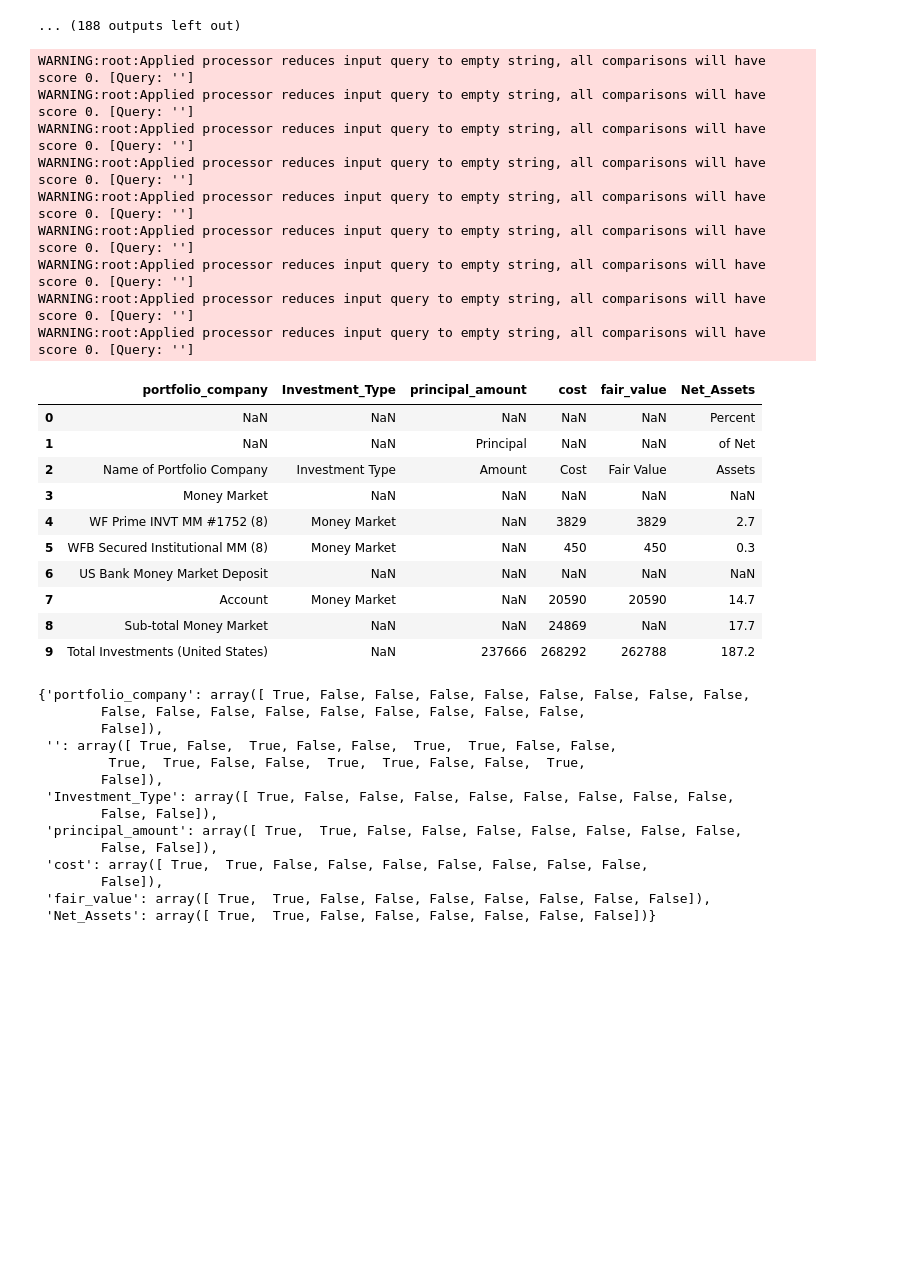
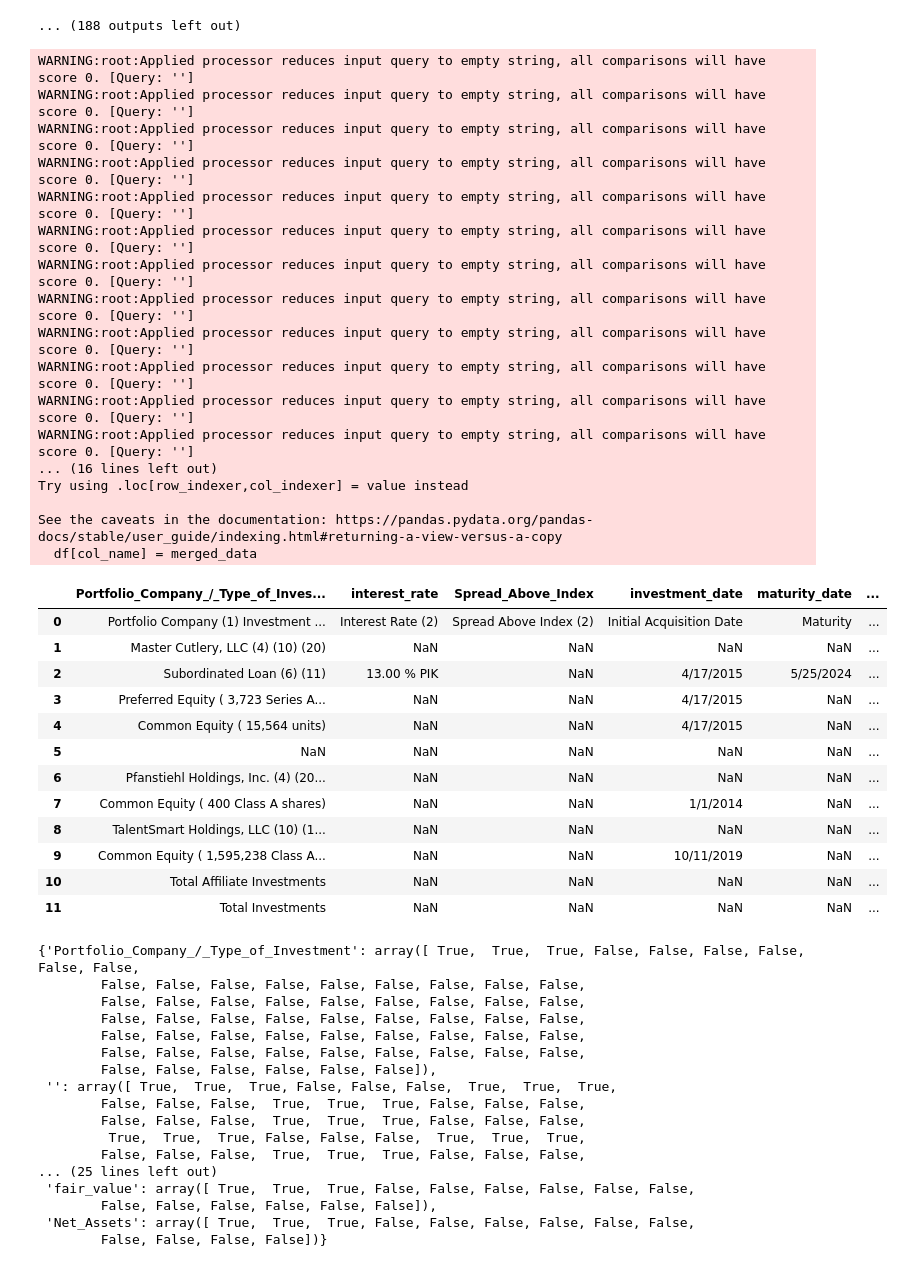
Before and after one commit to Coffee-Code-Philly-Accelerator/sec_filings, a Jupyter notebook: 1487918/debugging.ipynb, the cells around one changed output. Cells and saved outputs as stored; diff of their text form; code cells hidden in the pictures; blank space fills up the shorter version.

```diff
--- a/1487918/debugging.ipynb
+++ b/1487918/debugging.ipynb
@@ -223,7 +223,7 @@ def extract_subheaders(
 def remove_row_duplicates(row:pd.Series)->pd.Series:
     out = []
     for v in row:
-        if v in out:
+        if v in out and not v.replace('$','').isnumeric():
             out.append(np.nan)
         else:
             out.append(v)
@@ -236,7 +236,7 @@ def _clean(
     merged_pair_idxs:dict={},
 )->pd.DataFrame:
     df = pd.read_csv(file_path,index_col=0,na_values=[' ', ''])
-    df.replace(['\\$','\u200b',None, r'^\s*$','%'],np.nan,regex=True,inplace=True) #':','$','%'
+    df.replace(['\\$','\u200b',None, r'^\s*$',r'^\s*%'],np.nan,regex=True,inplace=True) #':','$','%'
     df.dropna(axis=0,how='all',inplace=True)
 
     df = df[~df.apply(lambda row:row.astype(str).str.contains(except_rows,case=False, na=False).any(),axis=1)]
@@ -368,7 +368,7 @@ WARNING:root:Applied processor reduces input query to empty string, all comparis
 '2012-12-31\\Schedule_of_Investments_2.csv'
 ... (188 outputs left out)
 # %%
-file_path = r'2013-12-31\\Schedule_of_Investments_3.csv'
+file_path = r'C:\Users\pysol\Desktop\projects\sec_filings\1487918\2024-03-31\Schedule_of_Investments_8.csv'
 
 def standard_field_names()->tuple:
     return (
@@ -402,7 +402,7 @@ def _clean(
     merged_pair_idxs:dict={},
 )->pd.DataFrame:
     df = pd.read_csv(file_path,index_col=0,na_values=[' ', ''])
-    df.replace(['\\$','\u200b',None, r'^\s*$','%'],np.nan,regex=True,inplace=True) #':','$','%'
+    df.replace(['\u200b',None, r'^\s*$',r'^\s*%'],np.nan,regex=True,inplace=True) #':','$','%'
     df.dropna(axis=0,how='all',inplace=True)
 
     df = df[~df.apply(lambda row:row.astype(str).str.contains(except_rows,case=False, na=False).any(),axis=1)]
@@ -422,56 +422,69 @@ def _clean(
         j += 1
     df.replace([r'^\s*$'],np.nan,regex=True,inplace=True) #':','$','%'
     df.dropna(axis=1,how='all',inplace=True)
 
     columns = (~df.isna()).sum(axis=0) <= 4  if df.shape[0] > 15 else 1
     df.drop(columns=df.columns[columns],inplace=True)
     return df.reset_index(drop=True),merge_pair_idxs
 
 
 ex = exceptions()
 ex_rows = '|'.join(except_rows())
 df,merged_pair_idxs = _clean(file_path,except_rows=ex_rows,merged_pair_idxs={})
 display(df)
 display(merged_pair_idxs)
 index_list = df.apply(
     lambda row:row.astype(str).str.contains(stopping_criterion(None), case=False, na=False).any(),
     axis=1
 )
 index_list_sum = index_list.sum()
 index_list_sum
 # %% [output]
 WARNING:root:Applied processor reduces input query to empty string, all comparisons will have score 0. [Query: '']
 WARNING:root:Applied processor reduces input query to empty string, all comparisons will have score 0. [Query: '']
 WARNING:root:Applied processor reduces input query to empty string, all comparisons will have score 0. [Query: '']
 WARNING:root:Applied processor reduces input query to empty string, all comparisons will have score 0. [Query: '']
 WARNING:root:Applied processor reduces input query to empty string, all comparisons will have score 0. [Query: '']
 WARNING:root:Applied processor reduces input query to empty string, all comparisons will have score 0. [Query: '']
 WARNING:root:Applied processor reduces input query to empty string, all comparisons will have score 0. [Query: '']
 WARNING:root:Applied processor reduces input query to empty string, all comparisons will have score 0. [Query: '']
 WARNING:root:Applied processor reduces input query to empty string, all comparisons will have score 0. [Query: '']
+WARNING:root:Applied processor reduces input query to empty string, all comparisons will have score 0. [Query: '']
+WARNING:root:Applied processor reduces input query to empty string, all comparisons will have score 0. [Query: '']
+WARNING:root:Applied processor reduces input query to empty string, all comparisons will have score 0. [Query: '']
+... (16 lines left out)
+Try using .loc[row_indexer,col_indexer] = value instead
+
+See the caveats in the documentation: https://pandas.pydata.org/pandas-docs/stable/user_guide/indexing.html#returning-a-view-versus-a-copy
+  df[col_name] = merged_data
-|  | portfolio_company | Investment_Type | principal_amount | cost | fair_value | Net_Assets |
-| 0 | NaN | NaN | NaN | NaN | NaN | Percent |
-| 1 | NaN | NaN | Principal | NaN | NaN | of Net |
-| 2 | Name of Portfolio Company | Investment Type | Amount | Cost | Fair Value | Assets |
-| 3 | Money Market | NaN | NaN | NaN | NaN | NaN |
-| 4 | WF Prime INVT MM #1752 (8) | Money Market | NaN | 3829 | 3829 | 2.7 |
-| 5 | WFB Secured Institutional MM (8) | Money Market | NaN | 450 | 450 | 0.3 |
-| 6 | US Bank Money Market Deposit | NaN | NaN | NaN | NaN | NaN |
-| 7 | Account | Money Market | NaN | 20590 | 20590 | 14.7 |
-| 8 | Sub-total Money Market | NaN | NaN | 24869 | NaN | 17.7 |
-| 9 | Total Investments (United States) | NaN | 237666 | 268292 | 262788 | 187.2 |
+|  | Portfolio_Company_/_Type_of_Inves... | interest_rate | Spread_Above_Index | investment_date | maturity_date | ... |
+| 0 | Portfolio Company (1) Investment ... | Interest Rate (2) | Spread Above Index (2) | Initial Acquisition Date | Maturity | ... |
+| 1 | Master Cutlery, LLC (4) (10) (20) | NaN | NaN | NaN | NaN | ... |
+| 2 | Subordinated Loan (6) (11) | 13.00 % PIK | NaN | 4/17/2015 | 5/25/2024 | ... |
+| 3 | Preferred Equity ( 3,723 Series A... | NaN | NaN | 4/17/2015 | NaN | ... |
+| 4 | Common Equity ( 15,564 units) | NaN | NaN | 4/17/2015 | NaN | ... |
+| 5 | NaN | NaN | NaN | NaN | NaN | ... |
+| 6 | Pfanstiehl Holdings, Inc. (4) (20... | NaN | NaN | NaN | NaN | ... |
+| 7 | Common Equity ( 400 Class A shares) | NaN | NaN | 1/1/2014 | NaN | ... |
+| 8 | TalentSmart Holdings, LLC (10) (1... | NaN | NaN | NaN | NaN | ... |
+| 9 | Common Equity ( 1,595,238 Class A... | NaN | NaN | 10/11/2019 | NaN | ... |
+| 10 | Total Affiliate Investments | NaN | NaN | NaN | NaN | ... |
+| 11 | Total Investments | NaN | NaN | NaN | NaN | ... |
-{'portfolio_company': array([ True, False, False, False, False, False, False, False, False,
+{'Portfolio_Company_/_Type_of_Investment': array([ True,  True,  True, False, False, False, False, False, False,
         False, False, False, False, False, False, False, False, False,
-        False]),
- '': array([ True, False,  True, False, False,  True,  True, False, False,
-         True,  True, False, False,  True,  True, False, False,  True,
-        False]),
- 'Investment_Type': array([ True, False, False, False, False, False, False, False, False,
-        False, False]),
- 'principal_amount': array([ True,  True, False, False, False, False, False, False, False,
-        False, False]),
- 'cost': array([ True,  True, False, False, False, False, False, False, False,
-        False]),
- 'fair_value': array([ True,  True, False, False, False, False, False, False, False]),
- 'Net_Assets': array([ True,  True, False, False, False, False, False, False])}
+        False, False, False, False, False, False, False, False, False,
+        False, False, False, False, False, False, False, False, False,
+        False, False, False, False, False, False, False, False, False,
+        False, False, False, False, False, False, False, False, False,
+        False, False, False, False, False, False]),
+ '': array([ True,  True,  True, False, False, False,  True,  True,  True,
+        False, False, False,  True,  True,  True, False, False, False,
+        False, False, False,  True,  True,  True, False, False, False,
+         True,  True,  True, False, False, False,  True,  True,  True,
+        False, False, False,  True,  True,  True, False, False, False,
+... (25 lines left out)
+ 'fair_value': array([ True,  True,  True, False, False, False, False, False, False,
+        False, False, False, False, False, False]),
+ 'Net_Assets': array([ True,  True,  True, False, False, False, False, False, False,
+        False, False, False, False])}
 1
```
Also changed, not shown: 6 other files.
